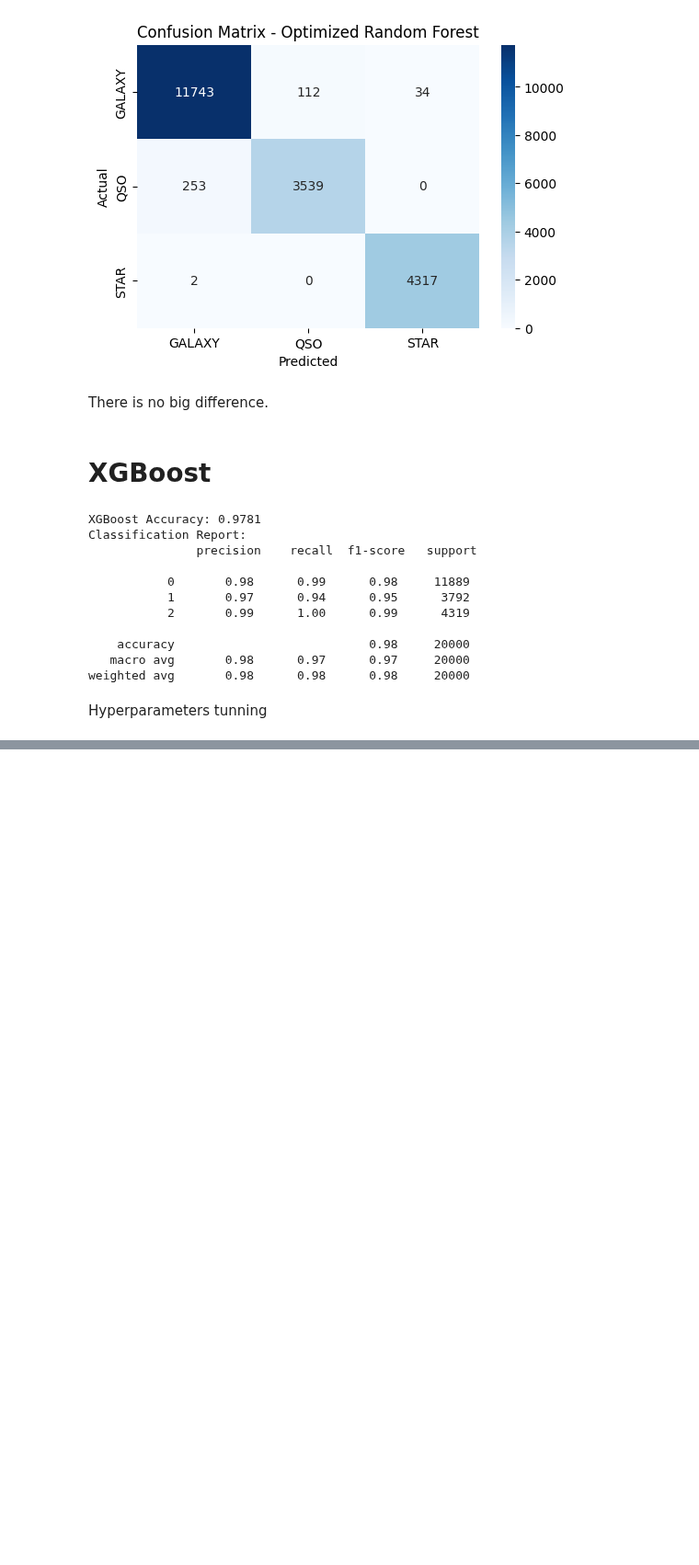
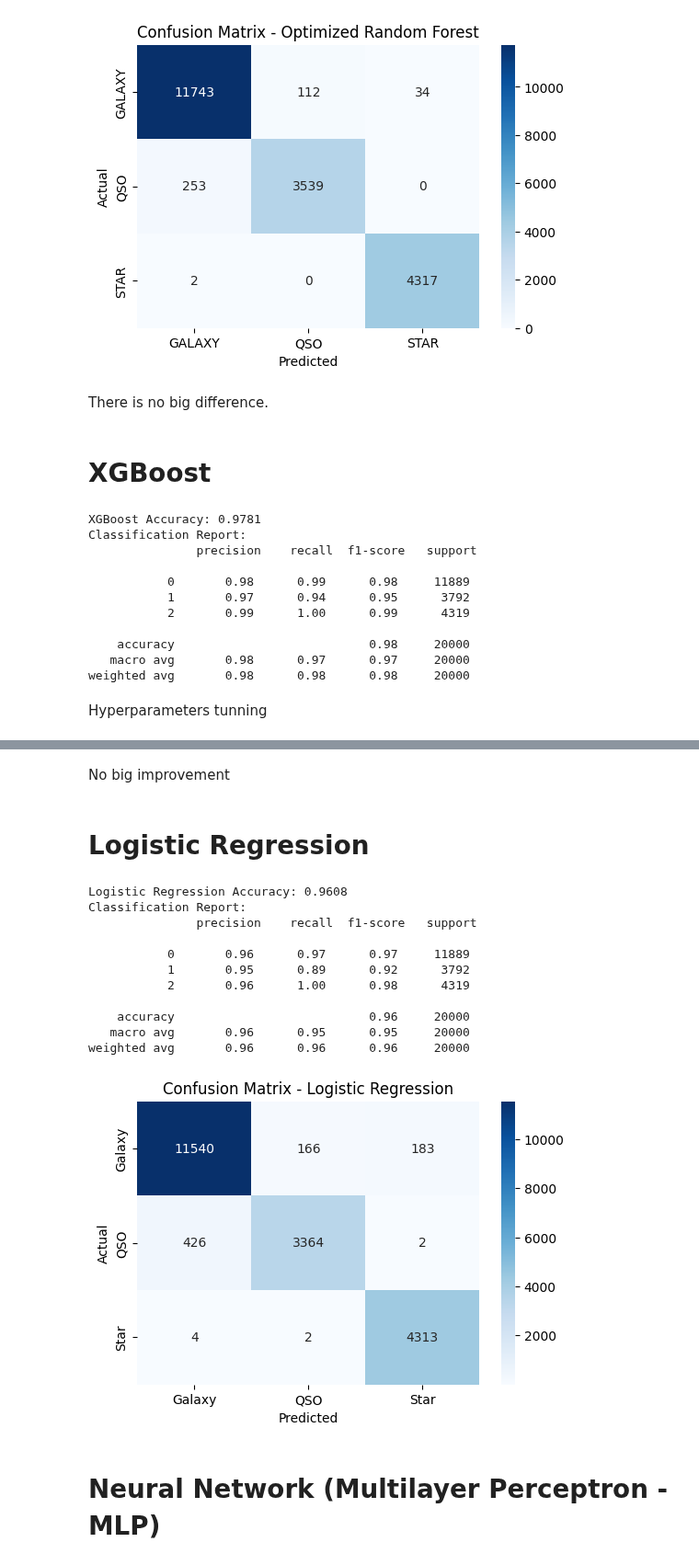
Before and after one commit to YassinTalhaoui/MA-Thesis-ML-Applied-to-stars, a Jupyter notebook: sdss-classification.ipynb, the cells around one changed output, grey strips where cells are left out. Shown at 92% size. Drawn from its saved outputs; the diff is of its cells as text; code cells hidden in the pictures; blank space fills up the shorter version.

```diff
--- a/sdss-classification.ipynb
+++ b/sdss-classification.ipynb
@@ -473,0 +530,43 @@ Best XGBoost Cross-Validation Accuracy: 0.9783624999999999
+# %% [markdown]
+No big improvement
+# %% [markdown]
+# Logistic Regression
+# %%
+
+# Train a Logistic Regression model
+log_reg = LogisticRegression(max_iter=1000, random_state=42)
+log_reg.fit(X_train, y_train)
+
+# Make predictions
+y_pred_logreg = log_reg.predict(X_test)
+
+# Evaluate the model
+log_reg_acc = accuracy_score(y_test, y_pred_logreg)
+log_reg_report = classification_report(y_test, y_pred_logreg)
+
+print(f"Logistic Regression Accuracy: {log_reg_acc:.4f}")
+print("Classification Report:\n", log_reg_report)
+
+# Confusion Matrix
+conf_matrix = confusion_matrix(y_test, y_pred_logreg)
+plt.figure(figsize=(6, 4))
+sns.heatmap(conf_matrix, annot=True, fmt="d", cmap="Blues", xticklabels=["Galaxy", "QSO", "Star"], yticklabels=["Galaxy", "QSO", "Star"])
+plt.xlabel("Predicted")
+plt.ylabel("Actual")
+plt.title("Confusion Matrix - Logistic Regression")
+plt.show()
+# %% [output]
+Logistic Regression Accuracy: 0.9608
+Classification Report:
+               precision    recall  f1-score   support
+
+           0       0.96      0.97      0.97     11889
+           1       0.95      0.89      0.92      3792
+           2       0.96      1.00      0.98      4319
+
+    accuracy                           0.96     20000
+   macro avg       0.96      0.95      0.95     20000
+weighted avg       0.96      0.96      0.96     20000
+[figure, added]
+# %% [markdown]
+# Neural Network (Multilayer Perceptron - MLP)
```
Also changed, not shown: parts of 7 cells of this notebook, 1 other file.
